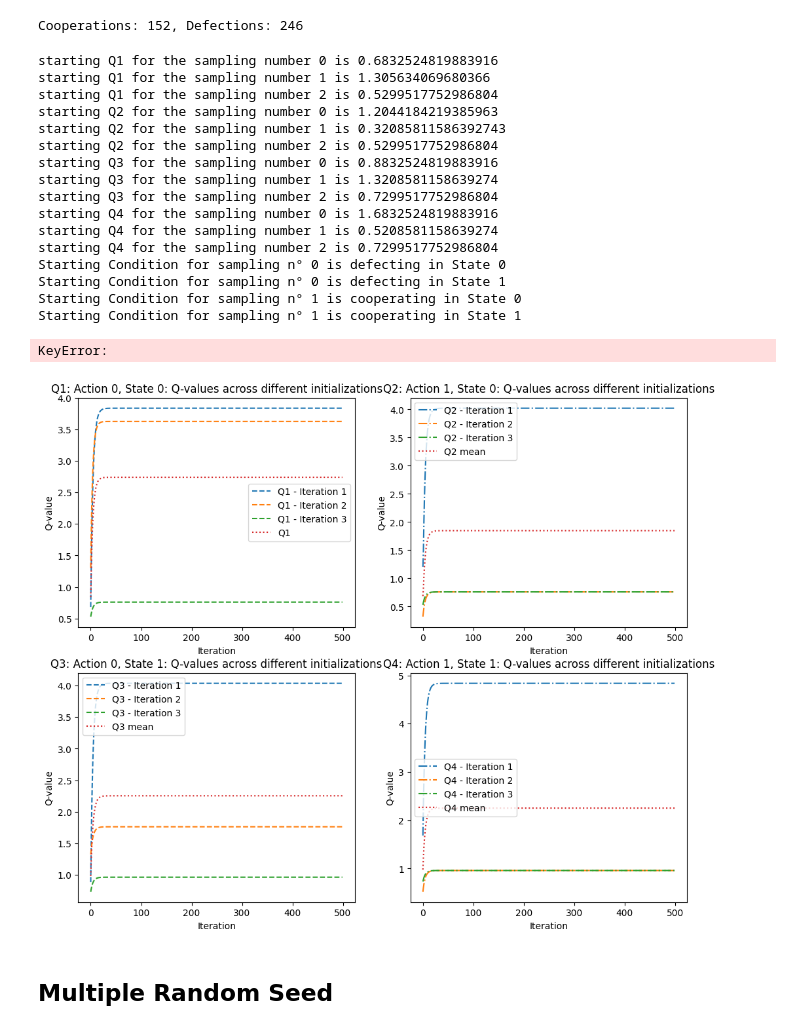
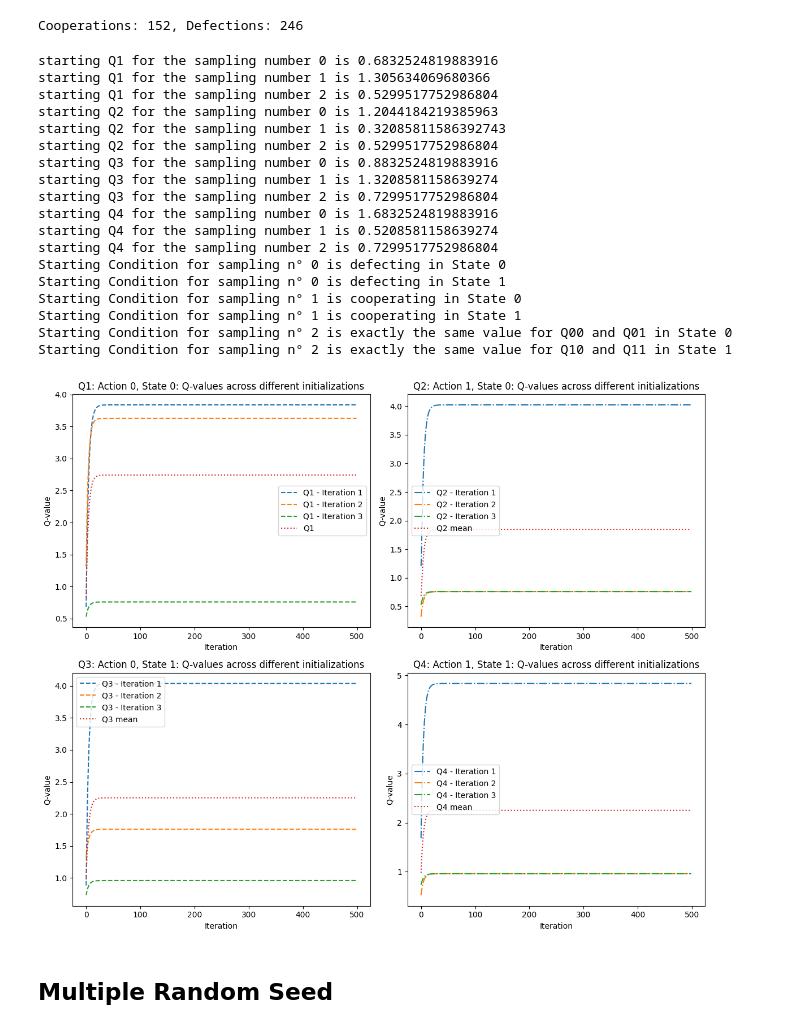
Before and after one commit to AE452/SDES, a Jupyter notebook: SingleAgent_debug_analysis.ipynb, the cells around one changed output. Drawn from its saved outputs; the diff is of its cells as text; code cells hidden in the pictures.

Commit message:
added initial conditions

```diff
--- a/SingleAgent_debug_analysis.ipynb
+++ b/SingleAgent_debug_analysis.ipynb
@@ -152,36 +152,36 @@ for i in range(len(dfs)):
     elif dfs[i]['Q3'][0] == dfs[i]['Q4'][0]:
         print(f'Starting Condition for sampling n° {i} is exactly the same value for Q10 and Q11 in State 1')
 
     else:
         raise KeyError
 
 
 
-    dfs[i]['Q3'][0] > dfs[i]['Q4'][0]
 # Adjust the layout to avoid overlapping
 plt.tight_layout()
 
 # Show the plot for all Q-values combined
 plt.show()
 # %% [output]
 starting Q1 for the sampling number 0 is 0.6832524819883916
 starting Q1 for the sampling number 1 is 1.305634069680366
 starting Q1 for the sampling number 2 is 0.5299517752986804
 starting Q2 for the sampling number 0 is 1.2044184219385963
 starting Q2 for the sampling number 1 is 0.32085811586392743
 starting Q2 for the sampling number 2 is 0.5299517752986804
 starting Q3 for the sampling number 0 is 0.8832524819883916
 starting Q3 for the sampling number 1 is 1.3208581158639274
 starting Q3 for the sampling number 2 is 0.7299517752986804
 starting Q4 for the sampling number 0 is 1.6832524819883916
 starting Q4 for the sampling number 1 is 0.5208581158639274
 starting Q4 for the sampling number 2 is 0.7299517752986804
 Starting Condition for sampling n° 0 is defecting in State 0
 Starting Condition for sampling n° 0 is defecting in State 1
 Starting Condition for sampling n° 1 is cooperating in State 0
 Starting Condition for sampling n° 1 is cooperating in State 1
+Starting Condition for sampling n° 2 is exactly the same value for Q00 and Q01 in State 0
+Starting Condition for sampling n° 2 is exactly the same value for Q10 and Q11 in State 1
-KeyError:
-[figure, old version]
+[figure, new version]
 # %% [markdown]
 ## Multiple Random Seed
 # %%
```
